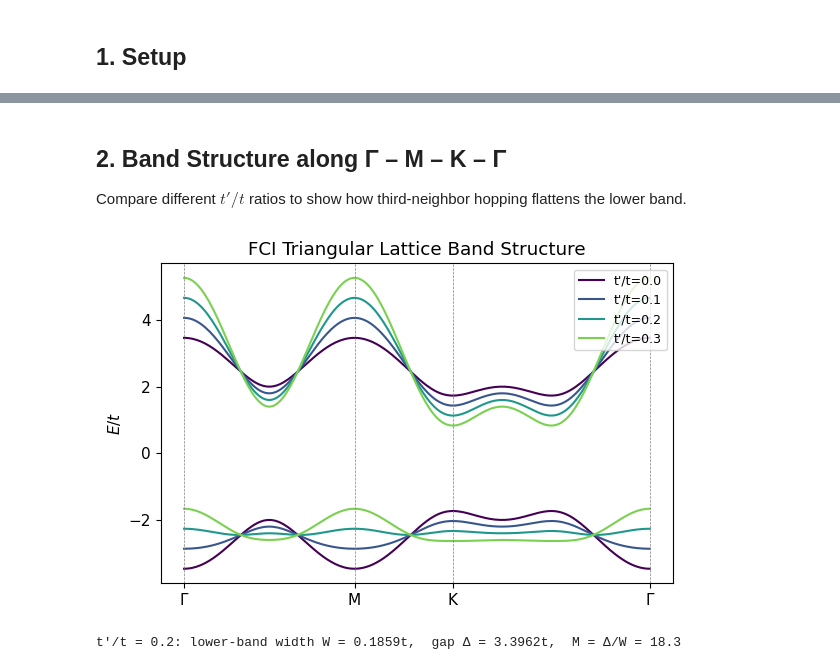
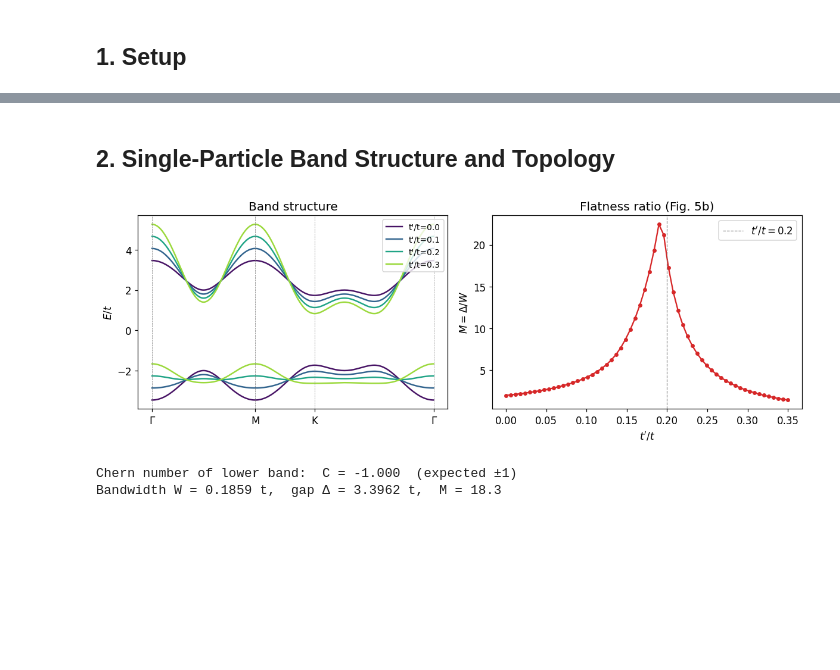
Before and after one commit to ShaShaQAQ/QGN, a Jupyter notebook: notebooks/02_FCI_triangular.ipynb, the cells around one changed output, grey strips where cells are left out. Saved outputs shown, nothing was run; the diff lists cells and outputs as text; code cells hidden in the pictures; blank space fills up the shorter version.

```diff
--- a/notebooks/02_FCI_triangular.ipynb
+++ b/notebooks/02_FCI_triangular.ipynb
@@ -59,54 +88,64 @@ Bond vectors:  a1=[1. 0.],  a2=[-0.5        0.8660254],  a3=[-0.5       -0.86602
-# %% [markdown]
-## 2. Band Structure along Γ – M – K – Γ
-
-Compare different $t'/t$ ratios to show how third-neighbor hopping flattens the lower band.
+# %% [markdown]
+## 2. Single-Particle Band Structure and Topology
 # %%
-# Build high-symmetry path: Γ → M → K → Γ
 N_seg = 80
 
-def make_path(pts, N):
+def make_kpath(pts, N):
     segs = []
     for p0, p1 in zip(pts[:-1], pts[1:]):
         segs.append(np.outer(np.linspace(0, 1, N, endpoint=False), p1 - p0) + p0)
-    segs.append(pts[-1:])   # include endpoint
+    segs.append(pts[-1:])
     return np.vstack(segs)
 
-k_path = make_path([Gamma, M_pt, K_pt, Gamma], N_seg)
+k_path = make_kpath([Gamma, M_pt, K_pt, Gamma], N_seg)
 k_dist = np.concatenate([[0], np.cumsum(np.linalg.norm(np.diff(k_path, axis=0), axis=1))])
+ticks  = [0,
+          np.linalg.norm(M_pt - Gamma),
+          np.linalg.norm(M_pt - Gamma) + np.linalg.norm(K_pt - M_pt),
+          k_dist[-1]]
 
-# Tick marks for high-symmetry points
-tick_positions = [0,
-                  np.linalg.norm(M_pt - Gamma),
-                  np.linalg.norm(M_pt - Gamma) + np.linalg.norm(K_pt - M_pt),
-                  k_dist[-1]]
-tick_labels = ['Γ', 'M', 'K', 'Γ']
+fig, axes = plt.subplots(1, 2, figsize=(11, 4))
 
-fig, ax = plt.subplots(figsize=(6, 4))
-colors = plt.cm.viridis(np.linspace(0, 0.8, 4))
-for i, tp_val in enumerate([0.0, 0.1, 0.2, 0.3]):
+# ── Left: band dispersion for several t'/t ───────────────────────────────────
+ax = axes[0]
+colors = plt.cm.viridis(np.linspace(0.05, 0.85, 4))
+for ci, tp_val in enumerate([0.0, 0.1, 0.2, 0.3]):
     Es = np.array([np.linalg.eigvalsh(fci_triangular_hamiltonian(k, t=t, tp=tp_val))
                    for k in k_path])
     for n in range(2):
-        ax.plot(k_dist, Es[:, n], color=colors[i],
-                lw=1.5, label=f"t'/t={tp_val}" if n == 0 else None)
+        ax.plot(k_dist, Es[:, n], color=colors[ci],
+                lw=1.6, label=f"t'/t={tp_val:.1f}" if n == 0 else None)
+for xp in ticks:
+    ax.axvline(xp, color='gray', lw=0.5, ls='--')
+ax.set_xticks(ticks); ax.set_xticklabels(['Γ', 'M', 'K', 'Γ'])
+ax.set_ylabel('$E / t$'); ax.set_title('Band structure')
+ax.legend(loc='upper right', fontsize=9)
 
-for xp in tick_positions:
-    ax.axvline(xp, color='gray', lw=0.5, ls='--')
-ax.set_xticks(tick_positions)
-ax.set_xticklabels(tick_labels)
-ax.set_ylabel('$E / t$')
-ax.set_title('FCI Triangular Lattice Band Structure')
-ax.legend(loc='upper right', fontsize=9)
+# ── Right: flatness ratio M = min(Δ_JT, Δ_c)/W vs t'/t ─────────────────────
+tp_vals = np.linspace(0, 0.35, 60)
+M_vals  = []
+for tp_v in tp_vals:
+    Es = np.array([np.linalg.eigvalsh(fci_triangular_hamiltonian(k, t=1.0, tp=tp_v))
+                   for k in k_path])
+    W_v   = Es[:, 0].max() - Es[:, 0].min()
+    gap_v = Es[:, 1].min() - Es[:, 0].max()
+    M_vals.append(gap_v / W_v if W_v > 1e-6 else np.inf)
+
+ax2 = axes[1]
+ax2.plot(tp_vals, M_vals, '-o', ms=3.5, color='tab:red')
+ax2.axvline(0.2, color='gray', ls='--', lw=0.8, label="$t'/t=0.2$")
+ax2.set_xlabel("$t'/t$"); ax2.set_ylabel("$M = \\Delta/W$")
+ax2.set_title("Flatness ratio (Fig. 5b)")
+ax2.legend()
+
 plt.tight_layout()
-plt.savefig('../docs/fci_bands.png', dpi=100)
 plt.show()
 
-# Bandwidth and gap for default t'/t = 0.2
-Es_default = np.array([np.linalg.eigvalsh(fci_triangular_hamiltonian(k, t=t, tp=tp))
-                        for k in k_path])
-W  = Es_default[:, 0].max() - Es_default[:, 0].min()
-gap = Es_default[:, 1].min() - Es_default[:, 0].max()
-print(f"t'/t = {tp}: lower-band width W = {W:.4f}t,  gap Δ = {gap:.4f}t,  M = Δ/W = {gap/W:.1f}")
+# ── Chern number ──────────────────────────────────────────────────────────────
+C = chern_number(eigvecs_2d, flat_bands=[0])
+print(f"Chern number of lower band:  C = {C:.3f}  (expected ±1)")
+print(f"Bandwidth W = {W:.4f} t,  gap Δ = {gap:.4f} t,  M = {gap/W:.1f}")
 # %% [output]
-[figure, old version]
+[figure, new version]
-t'/t = 0.2: lower-band width W = 0.1859t,  gap Δ = 3.3962t,  M = Δ/W = 18.3
+Chern number of lower band:  C = -1.000  (expected ±1)
+Bandwidth W = 0.1859 t,  gap Δ = 3.3962 t,  M = 18.3
```
Also changed, not shown: parts of 25 cells of this notebook, 4 other files.
